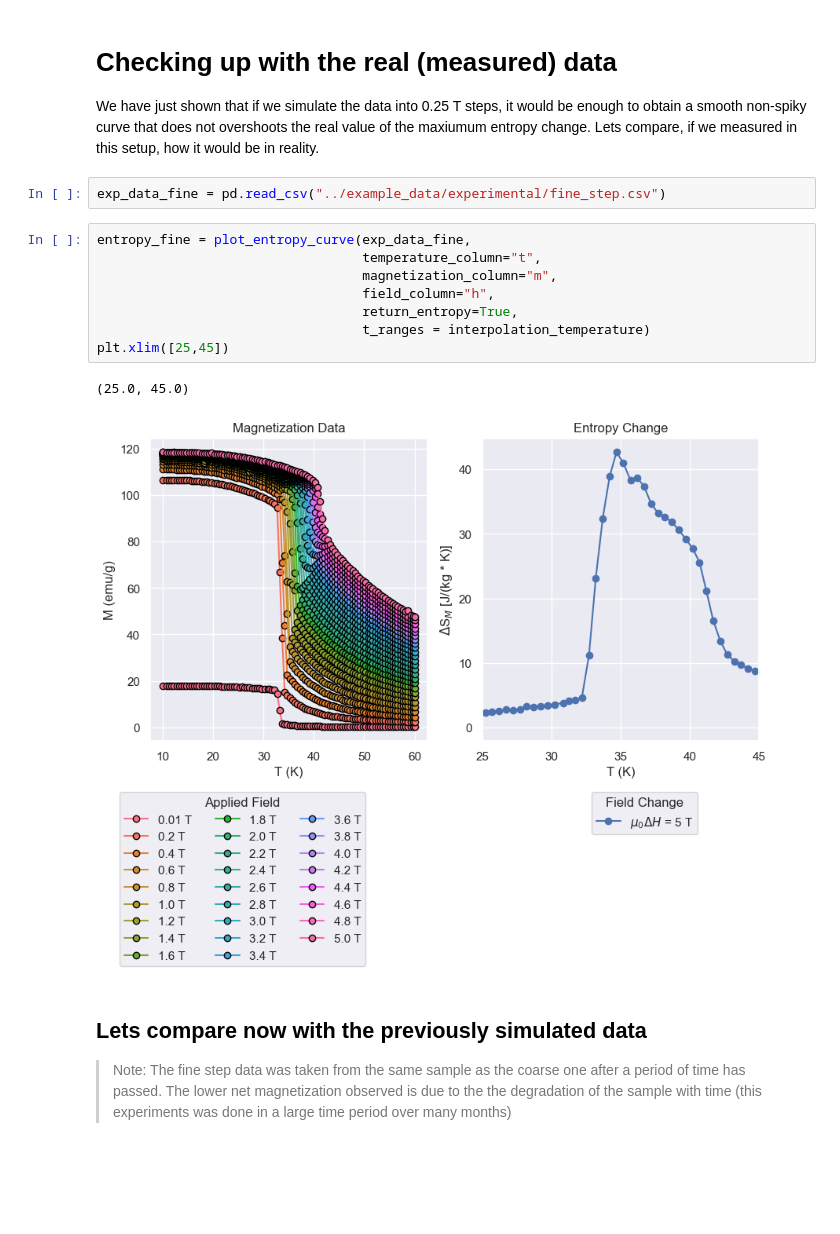
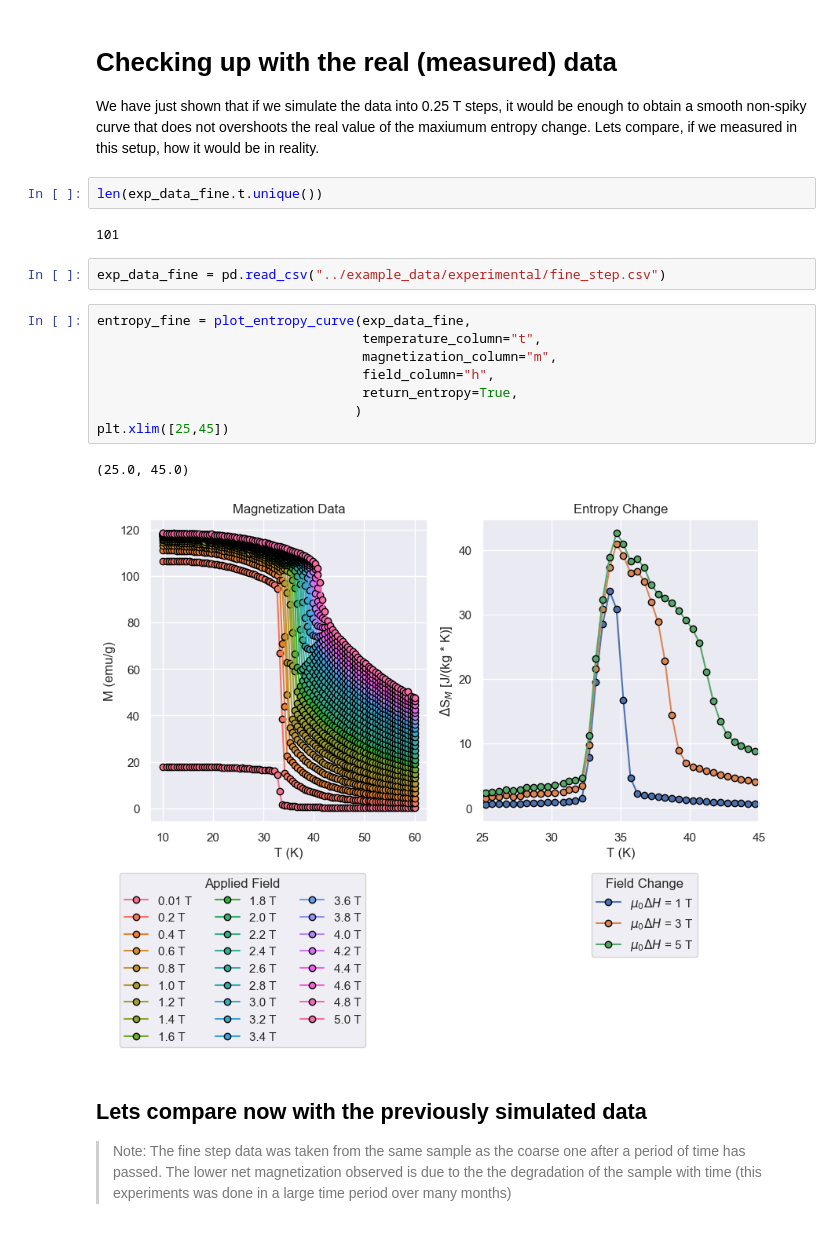
Before and after one commit to kensei-te/mat_interp, a Jupyter notebook: notebooks/Simulation Visualizaiton.ipynb, the cells around one changed output. Drawn from its saved outputs; the diff is of its cells as text; blank space fills up the shorter version.

```diff
--- a/notebooks/Simulation Visualizaiton.ipynb
+++ b/notebooks/Simulation Visualizaiton.ipynb
@@ -138,19 +152,23 @@ Text(0, 0.5, '$\\Delta$S$_{M}$ [J/(kg K)]')
 # %% [markdown]
 # Checking up with the real (measured) data
 We have just shown that if we simulate the data into 0.25 T steps, it would be enough to obtain a smooth non-spiky curve that does not overshoots the real value of the maxiumum entropy change. Lets compare, if we measured in this setup, how it would be in reality.
+# %%
+len(exp_data_fine.t.unique())
+# %% [output]
+101
 # %%
 exp_data_fine = pd.read_csv("../example_data/experimental/fine_step.csv")
 # %%
 entropy_fine = plot_entropy_curve(exp_data_fine,
                                   temperature_column="t",
                                   magnetization_column="m",
                                   field_column="h",
                                   return_entropy=True,
-                                  t_ranges = interpolation_temperature)
+                                 )
 plt.xlim([25,45])
 # %% [output]
 (25.0, 45.0)
-[figure, old version]
+[figure, new version]
 # %% [markdown]
 ## Lets compare now with the previously simulated data
 
```
Also changed, not shown: parts of 11 cells of this notebook, 4 other files.
